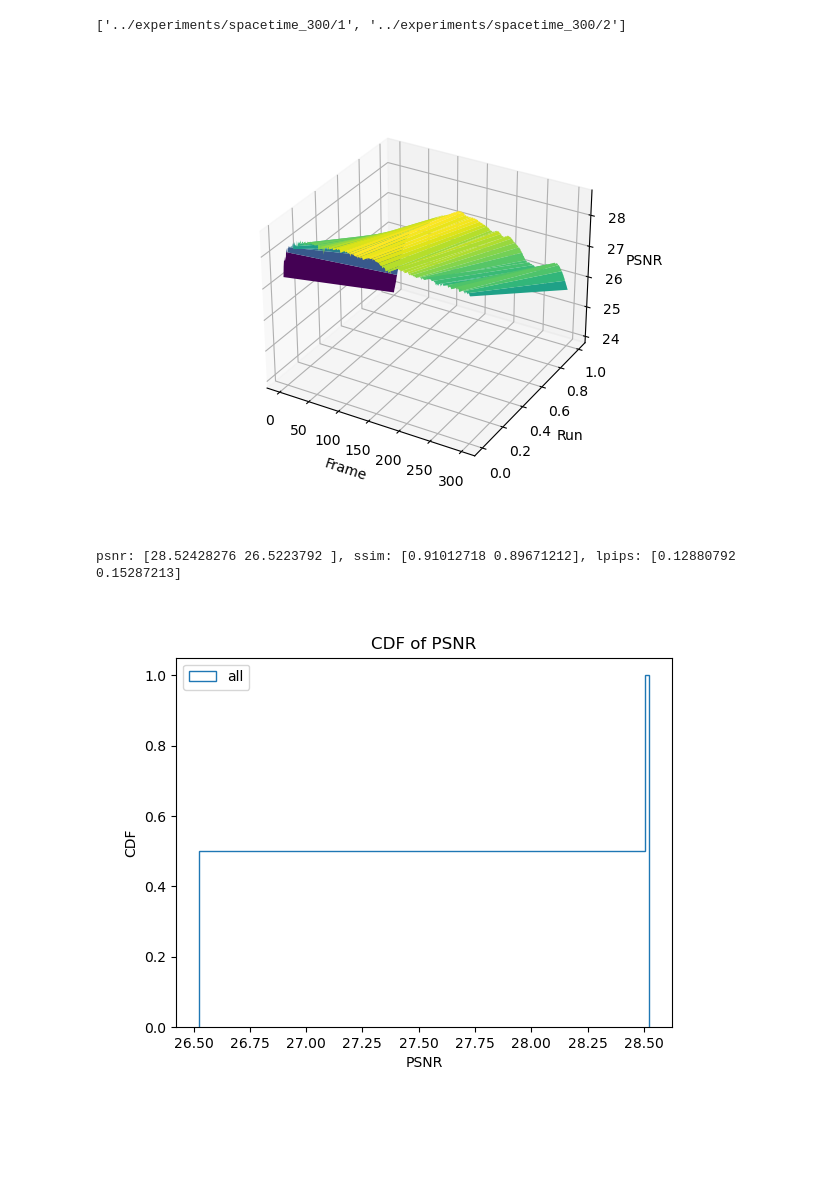
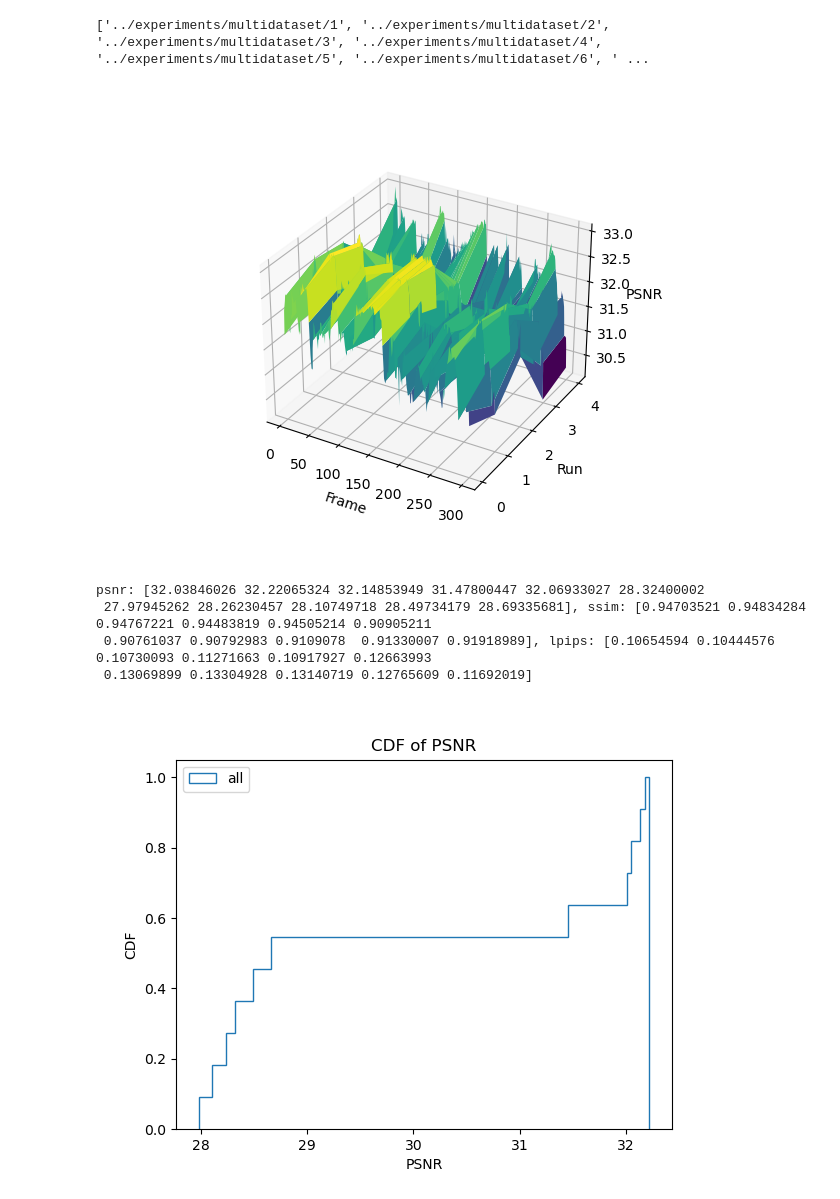
Before and after one commit to NeutrinoLiu/DecafGS, a Jupyter notebook: notebooks/analysis_video_quality.ipynb, the cells around one changed output. Saved outputs shown, nothing was run; the diff lists cells and outputs as text; code cells hidden in the pictures; blank space fills up the shorter version.

Commit message:
further visualize plan

```diff
--- a/notebooks/analysis_video_quality.ipynb
+++ b/notebooks/analysis_video_quality.ipynb
@@ -3,12 +3,14 @@ import os
 import glob
 import json
 import numpy as np
-exp = "../experiments/spacetime_300"
+exp = "../experiments/multidataset"
 
 # get all subdirectories, excluding files
-runs = sorted([d for d in glob.glob(exp + "/*") if os.path.isdir(d)],
-              key=lambda x: int(x.split("/")[-1]))
+runs = [d for d in glob.glob(exp + "/*") if os.path.isdir(d)]
+runs = sorted(runs, key=lambda x: int(x.split("/")[-1]))
+# runs = sorted(runs)
 print(runs)
+
 
 over_all = {
     "per_frame_psnr": [],   # psnr[run] = value, value[frame][step] = v
@@ -30,6 +32,8 @@ def parse(file):
 
 
 for r in runs:
+    if not os.path.exists(os.path.join(r, "stat.json")):
+        continue
     metrics = parse(
         os.path.join(r, "stat.json"))
     over_all["per_frame_psnr"].append(metrics["psnr"])
@@ -40,29 +44,39 @@ over_all["per_frame_psnr"] = np.array(over_all["per_frame_psnr"])
 over_all["per_frame_ssim"] = np.array(over_all["per_frame_ssim"])
 over_all["per_frame_lpips"] = np.array(over_all["per_frame_lpips"])
 # %% [output]
-['../experiments/spacetime_300/1', '../experiments/spacetime_300/2']
+['../experiments/multidataset/1', '../experiments/multidataset/2', '../experiments/multidataset/3', '../experiments/multidataset/4', '../experiments/multidataset/5', '../experiments/multidataset/6', ' ...
 # %%
 import matplotlib.pyplot as plt
 %matplotlib widget
+
+
 
 
 # draw a 3d plot for psnr, x is frame, y is run, z is psnr
 fig = plt.figure()
 ax = fig.add_subplot(111, projection='3d')
 X = np.arange(over_all["per_frame_psnr"].shape[1])
 Y = np.arange(over_all["per_frame_psnr"].shape[0])
 X, Y = np.meshgrid(X, Y)
 Z = over_all["per_frame_psnr"]
 
-# X, Y, Z = X[:5], Y[:5], Z[:5]
-# X, Y, Z = X[-5:], Y[-5:], Z[-5:]
+X = X[:5]
+Y = Y[:5]
+Z = Z[:5]
+
+# just plot perframe curve, not surface
+# for i in range(over_all["per_frame_psnr"].shape[0]):
+#     ax.plot(X[i], Y[i],  Z[i], label=f"Run {i+1}")
+
+# plot surface
 ax.plot_surface(X, Y, Z, cmap='viridis')
+
 ax.set_xlabel('Frame')
 ax.set_ylabel('Run')
 ax.set_zlabel('PSNR')
 plt.show()
 # %% [output]
-[figure, old version]
+[figure, new version]
 # %%
 # psnrs_4 = np.mean(over_all["per_frame_psnr"][:5], axis=1)
 # psnrs_8 = np.mean(over_all["per_frame_psnr"][5:], axis=1)
@@ -81,5 +95,8 @@ plt.title("CDF of PSNR")
 plt.legend()
 plt.show()
 # %% [output]
-psnr: [28.52428276 26.5223792 ], ssim: [0.91012718 0.89671212], lpips: [0.12880792 0.15287213]
+psnr: [32.03846026 32.22065324 32.14853949 31.47800447 32.06933027 28.32400002
+ 27.97945262 28.26230457 28.10749718 28.49734179 28.69335681], ssim: [0.94703521 0.94834284 0.94767221 0.94483819 0.94505214 0.90905211
+ 0.90761037 0.90792983 0.9109078  0.91330007 0.91918989], lpips: [0.10654594 0.10444576 0.10730093 0.11271663 0.10917927 0.12663993
+ 0.13069899 0.13304928 0.13140719 0.12765609 0.11692019]
-[figure, old version]
+[figure, new version]
```
Also changed, not shown: 12 other files.
